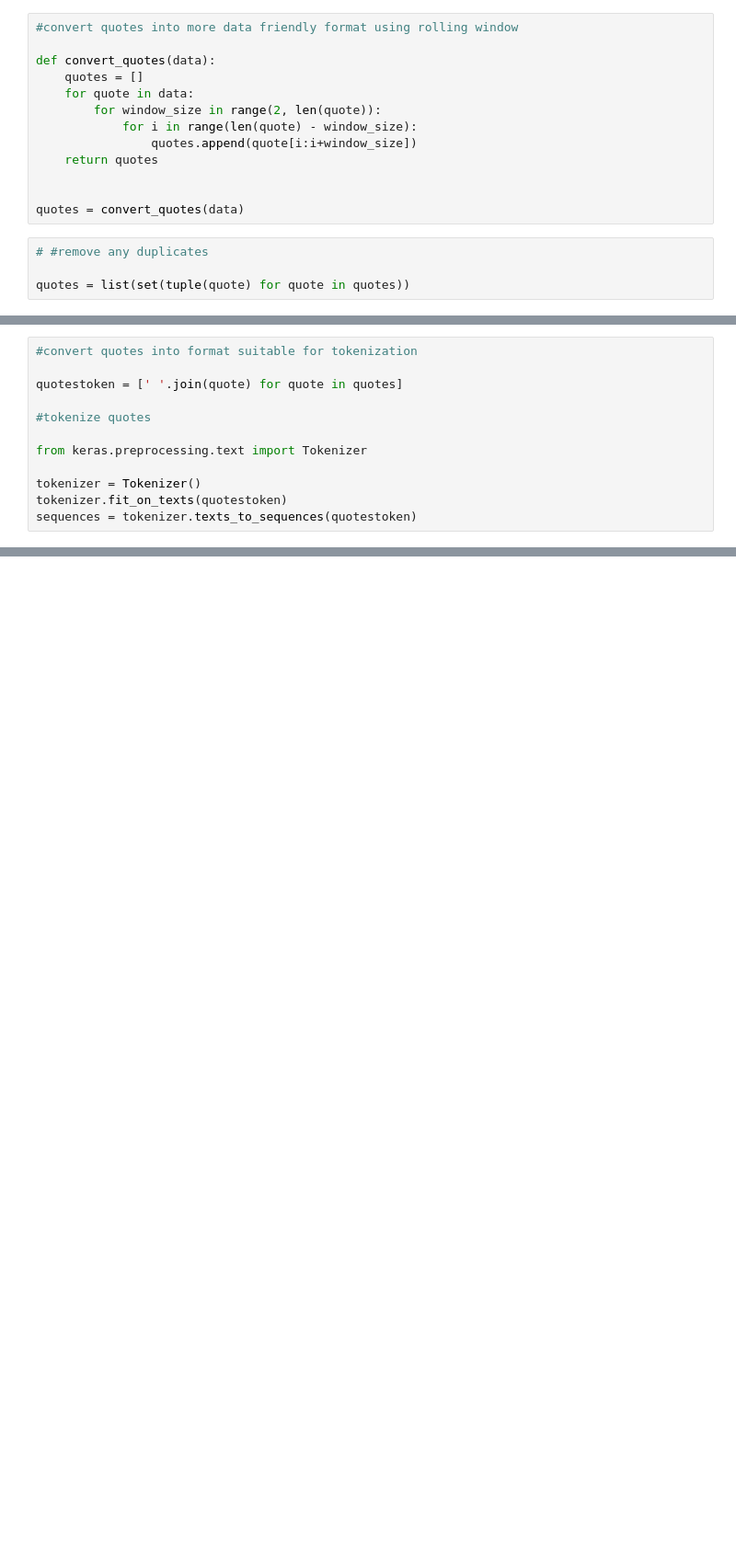
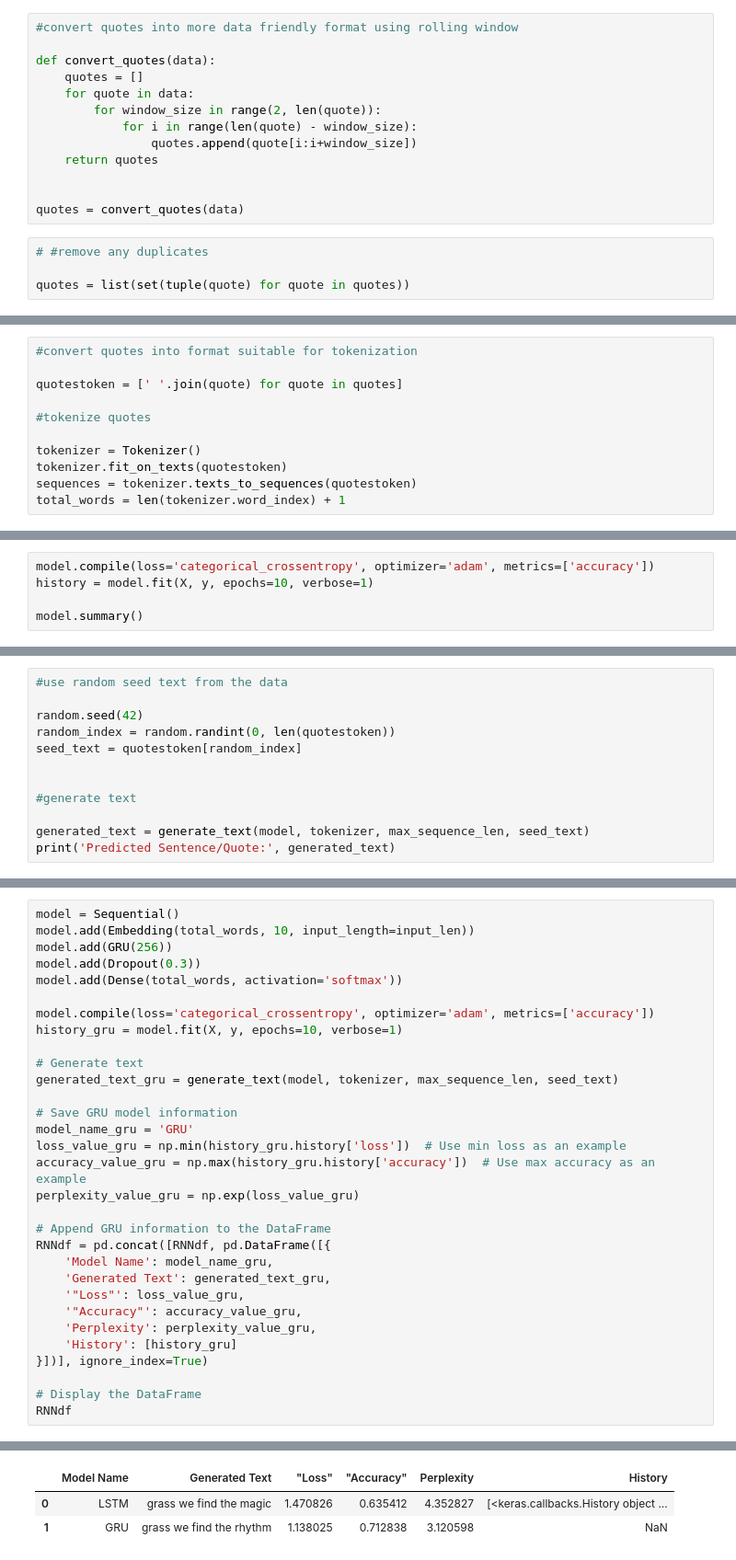
Before and after one commit to Grobbina/DELE, a Jupyter notebook: RNN.ipynb, the cells around one changed output, grey strips where cells are left out. Shown at 92% size. Saved outputs shown, nothing was run; the diff lists cells and outputs as text; blank space fills up the shorter version.

```diff
--- a/RNN.ipynb
+++ b/RNN.ipynb
@@ -82,8 +136,7 @@ quotestoken = [' '.join(quote) for quote in quotes]
 
 #tokenize quotes
 
-from keras.preprocessing.text import Tokenizer
-
 tokenizer = Tokenizer()
 tokenizer.fit_on_texts(quotestoken)
 sequences = tokenizer.texts_to_sequences(quotestoken)
+total_words = len(tokenizer.word_index) + 1
@@ -104,0 +195,5 @@ array([[147,  24, 867, ...,   0,   0,   0],
+# %%
+model.compile(loss='categorical_crossentropy', optimizer='adam', metrics=['accuracy'])
+history = model.fit(X, y, epochs=10, verbose=1)
+
+model.summary()
@@ -104,0 +231,12 @@ array([[147,  24, 867, ...,   0,   0,   0],
+# %%
+#use random seed text from the data
+
+random.seed(42)
+random_index = random.randint(0, len(quotestoken))
+seed_text = quotestoken[random_index]
+
+
+#generate text
+
+generated_text = generate_text(model, tokenizer, max_sequence_len, seed_text)
+print('Predicted Sentence/Quote:', generated_text)
@@ -104,0 +286,32 @@ array([[147,  24, 867, ...,   0,   0,   0],
+# %%
+model = Sequential()
+model.add(Embedding(total_words, 10, input_length=input_len))
+model.add(GRU(256))
+model.add(Dropout(0.3))
+model.add(Dense(total_words, activation='softmax'))
+
+model.compile(loss='categorical_crossentropy', optimizer='adam', metrics=['accuracy'])
+history_gru = model.fit(X, y, epochs=10, verbose=1)
+
+# Generate text
+generated_text_gru = generate_text(model, tokenizer, max_sequence_len, seed_text)
+
+# Save GRU model information
+model_name_gru = 'GRU'
+loss_value_gru = np.min(history_gru.history['loss'])  # Use min loss as an example
+accuracy_value_gru = np.max(history_gru.history['accuracy'])  # Use max accuracy as an example
+perplexity_value_gru = np.exp(loss_value_gru)
+
+# Append GRU information to the DataFrame
+RNNdf = pd.concat([RNNdf, pd.DataFrame([{
+    'Model Name': model_name_gru,
+    'Generated Text': generated_text_gru,
+    '"Loss"': loss_value_gru,
+    '"Accuracy"': accuracy_value_gru,
+    'Perplexity': perplexity_value_gru,
+    'History': [history_gru]
+}])], ignore_index=True)
+
+# Display the DataFrame
+RNNdf
+# %% [output]
@@ -104,0 +335,3 @@ array([[147,  24, 867, ...,   0,   0,   0],
+|  | Model Name | Generated Text | "Loss" | "Accuracy" | Perplexity | History |
+| 0 | LSTM | grass we find the magic | 1.470826 | 0.635412 | 4.352827 | [<keras.callbacks.History object ... |
+| 1 | GRU | grass we find the rhythm | 1.138025 | 0.712838 | 3.120598 | NaN |
```
Also changed, not shown: parts of 22 cells of this notebook.
